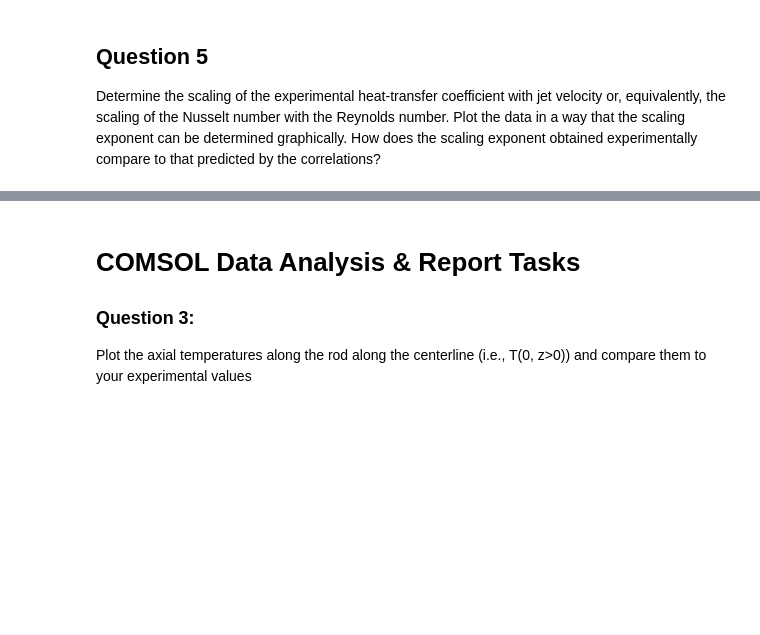
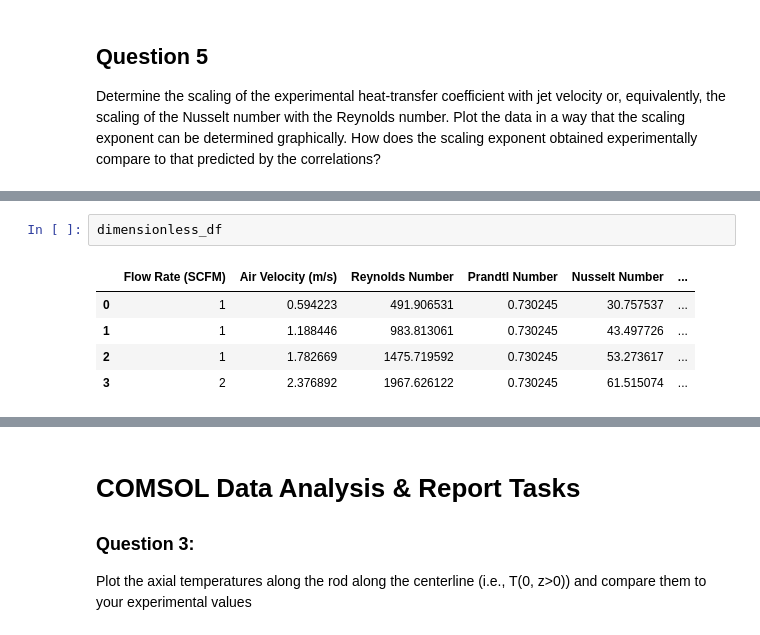
Before and after one commit to rahilisashaik/cbe154, a Jupyter notebook: heat-transfer-2/HT_data_analysis.ipynb, the cells around one changed output, grey strips where cells are left out. Drawn from its saved outputs; the diff is of its cells as text; blank space fills up the shorter version.

```diff
--- a/heat-transfer-2/HT_data_analysis.ipynb
+++ b/heat-transfer-2/HT_data_analysis.ipynb
@@ -349,0 +415,8 @@ $$h \ \alpha \ u^{0.3707±0.0422}$$
+# %%
+dimensionless_df
+# %% [output]
+|  | Flow Rate (SCFM) | Air Velocity (m/s) | Reynolds Number | Prandtl Number | Nusselt Number | ... |
+| 0 | 1 | 0.594223 | 491.906531 | 0.730245 | 30.757537 | ... |
+| 1 | 1 | 1.188446 | 983.813061 | 0.730245 | 43.497726 | ... |
+| 2 | 1 | 1.782669 | 1475.719592 | 0.730245 | 53.273617 | ... |
+| 3 | 2 | 2.376892 | 1967.626122 | 0.730245 | 61.515074 | ... |
```
Also changed, not shown: parts of 10 cells of this notebook.
